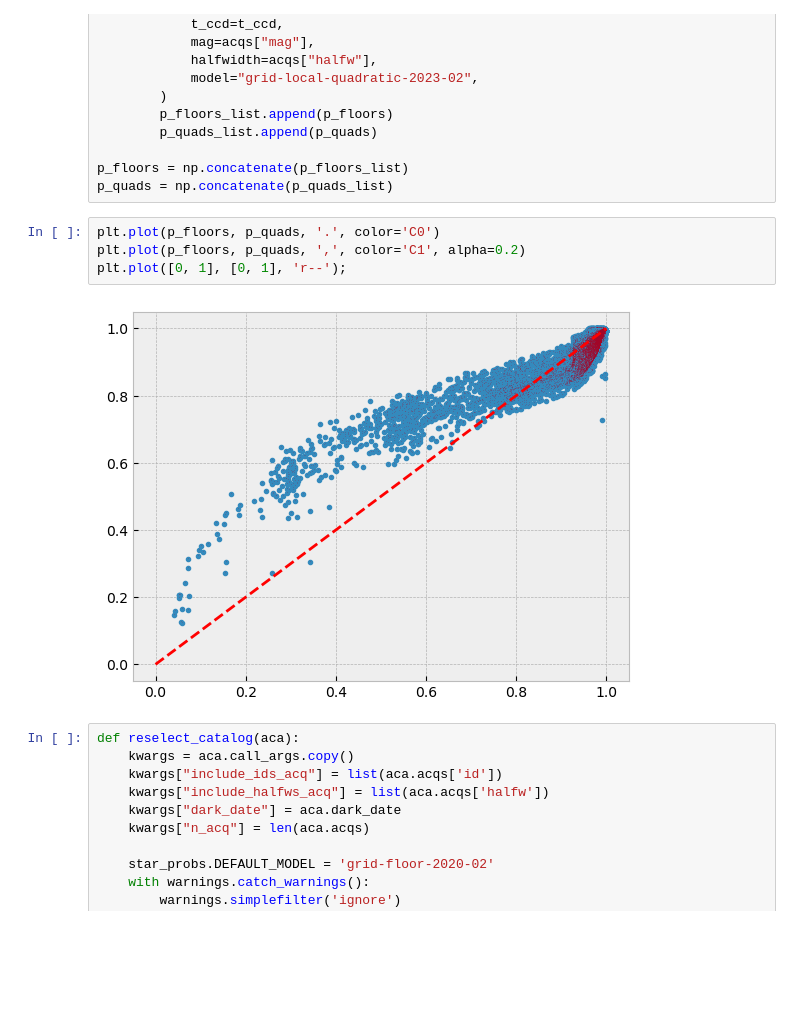
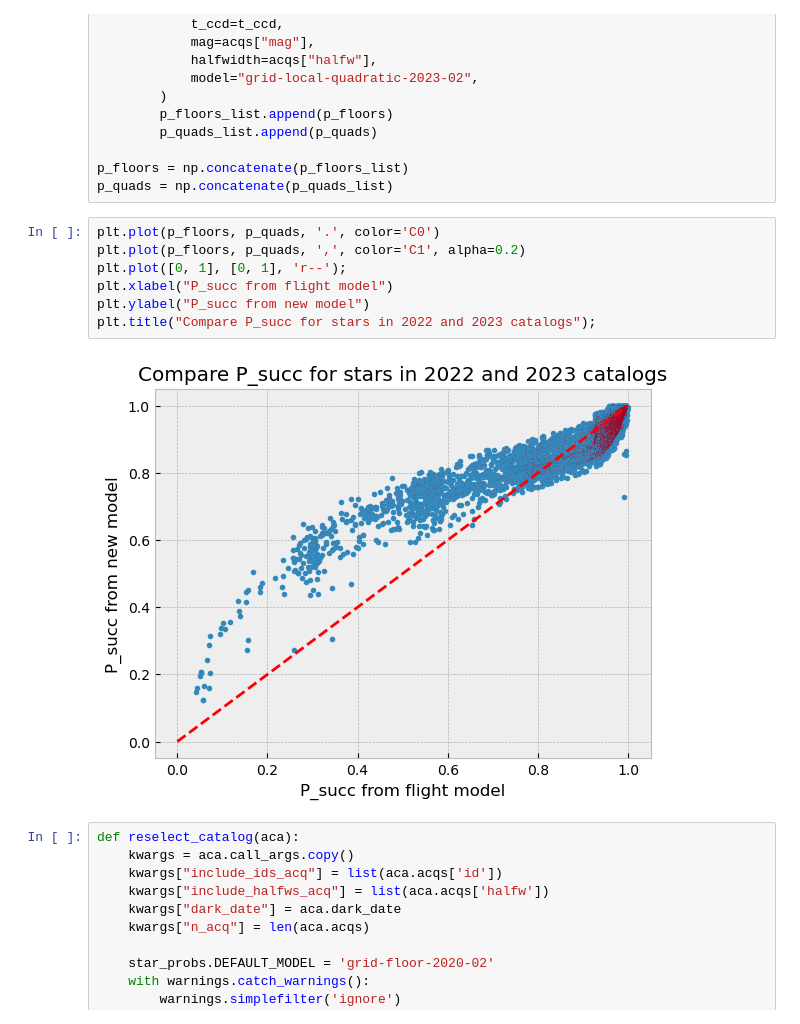
Before and after one commit to sot/aca_stats, a Jupyter notebook: validate-2023-02-local-quadratic.ipynb, the cells around one changed output. Saved outputs shown, nothing was run; the diff lists cells and outputs as text; blank space fills up the shorter version.

```diff
--- a/validate-2023-02-local-quadratic.ipynb
+++ b/validate-2023-02-local-quadratic.ipynb
@@ -86,9 +111,12 @@ p_quads = np.concatenate(p_quads_list)
 # %%
 plt.plot(p_floors, p_quads, '.', color='C0')
 plt.plot(p_floors, p_quads, ',', color='C1', alpha=0.2)
 plt.plot([0, 1], [0, 1], 'r--');
+plt.xlabel("P_succ from flight model")
+plt.ylabel("P_succ from new model")
+plt.title("Compare P_succ for stars in 2022 and 2023 catalogs");
 # %% [output]
-[figure, old version]
+[figure, new version]
 # %%
 def reselect_catalog(aca):
     kwargs = aca.call_args.copy()
```
Also changed, not shown: parts of 4 cells of this notebook.
